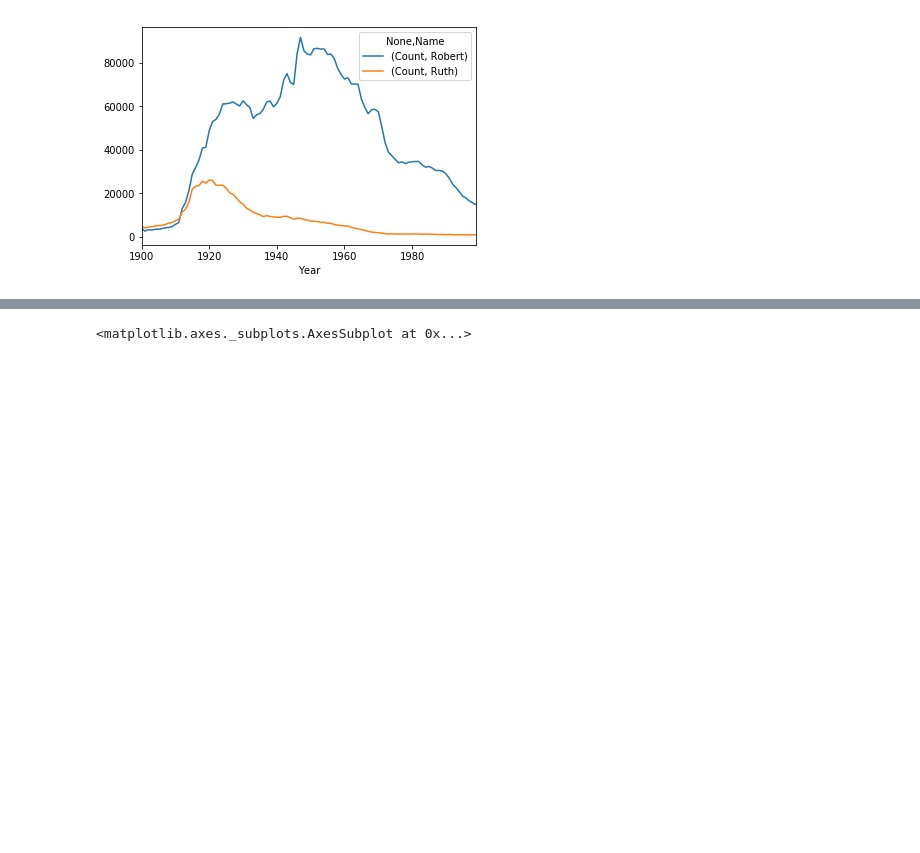
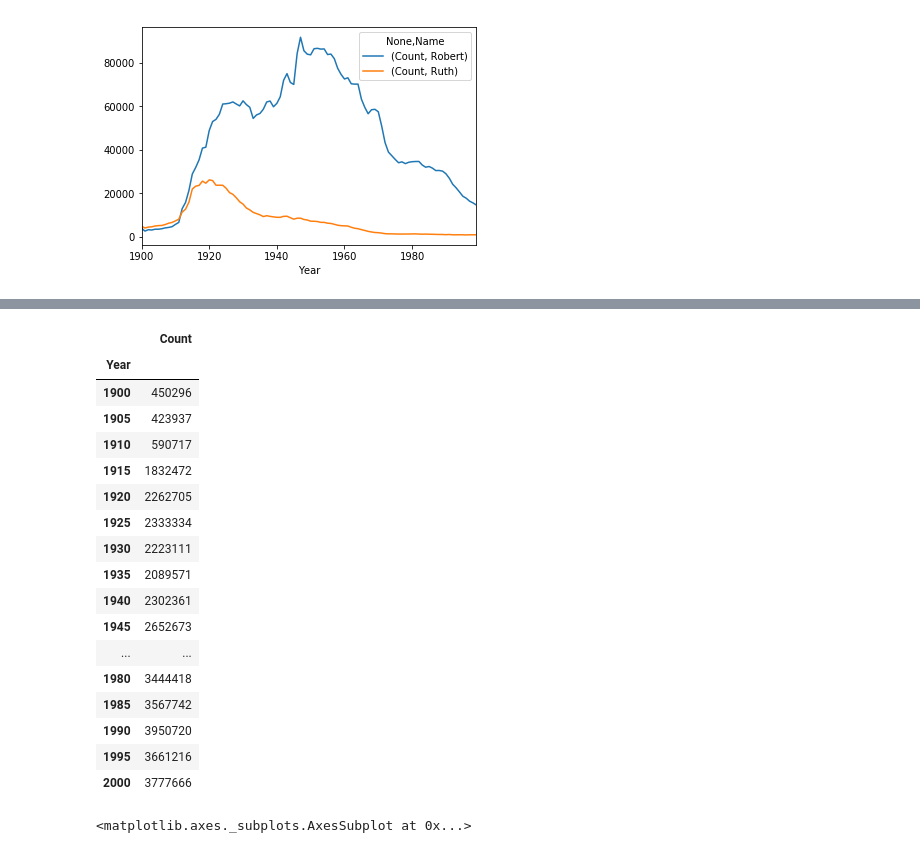
Before and after one commit to formeo/netology, a Jupyter notebook: name_home_work2/Names_home_work.ipynb, the cells around one changed output, grey strips where cells are left out. Cells and saved outputs as stored; diff of their text form; code cells hidden in the pictures; blank space fills up the shorter version.

```diff
--- a/name_home_work2/Names_home_work.ipynb
+++ b/name_home_work2/Names_home_work.ipynb
@@ -34,5 +62,25 @@ names_all = pd.concat(names_by_year, names=['Year', 'Pos'])
 # %%
 names_dynamics = names_all.groupby([names_all.index.get_level_values(0)]).sum()
+names_dynamics
+# %% [output]
+|  | Count |
+| Year |  |
+| 1900 | 450296 |
+| 1905 | 423937 |
+| 1910 | 590717 |
+| 1915 | 1832472 |
+| 1920 | 2262705 |
+| 1925 | 2333334 |
+| 1930 | 2223111 |
+| 1935 | 2089571 |
+| 1940 | 2302361 |
+| 1945 | 2652673 |
+| ... | ... |
+| 1980 | 3444418 |
+| 1985 | 3567742 |
+| 1990 | 3950720 |
+| 1995 | 3661216 |
+| 2000 | 3777666 |
 # %%
 names_dynamics.unstack('Year').plot.bar()
 # %% [output]
```
Also changed, not shown: parts of 6 cells of this notebook.
